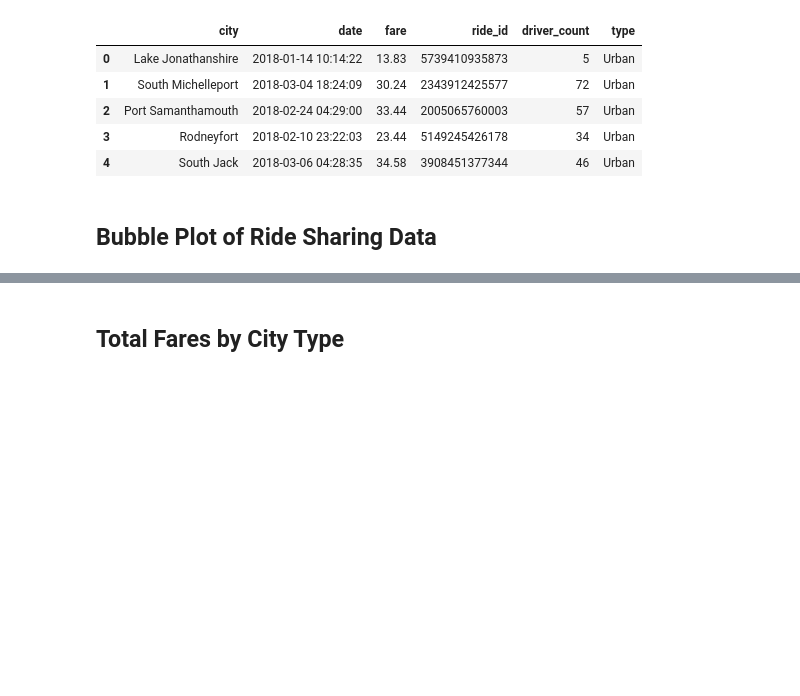
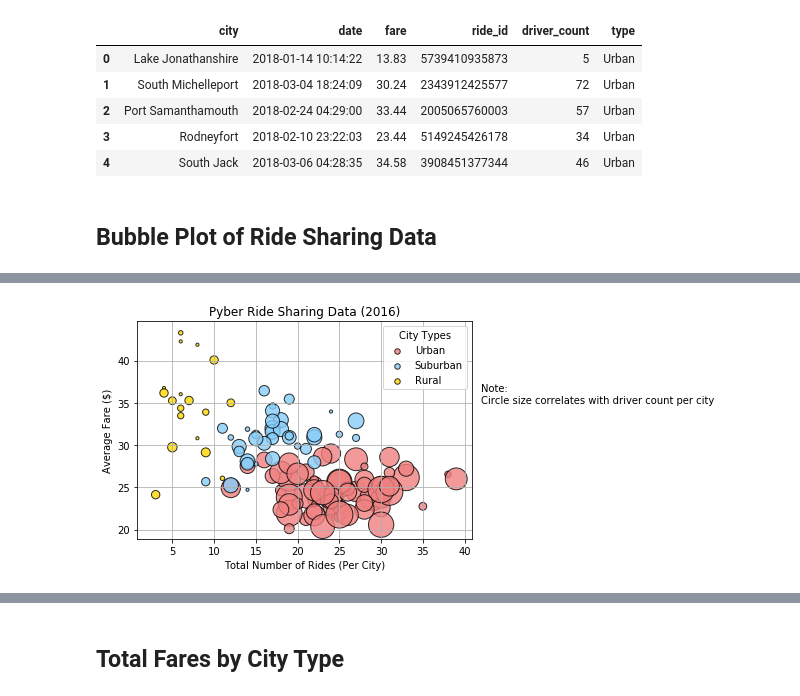
Before and after one commit to ncandaffio/MatplotlibHW, a Jupyter notebook: Pyber/pyber_starter.ipynb, the cells around one changed output, grey strips where cells are left out. Cells and saved outputs as stored; diff of their text form; code cells hidden in the pictures; blank space fills up the shorter version.

Commit message:
Scatterplot Complete

```diff
--- a/Pyber/pyber_starter.ipynb
+++ b/Pyber/pyber_starter.ipynb
@@ -12,9 +12,13 @@ ride_data_to_load = "data/ride_data.csv"
 # Read the City and Ride Data
 city_data = pd.read_csv(city_data_to_load)
 ride_data = pd.read_csv(ride_data_to_load)
-city_data.count()
+
 
 # Combine the data into a single dataset
 
+merge_data = city_data.merge(ride_data, how='outer', on='city')
+
+
 # Display the data table for preview
+merge_data.head()
 # %% [output]
@@ -46,0 +41,7 @@ dtype: int64
+# %%
+# Obtain the x and y coordinates for each of the three city types
+
+type_group = merge_data.groupby(['type', 'city']).mean()
+type_group['number_of_rides'] = merge_data.groupby(['type', 'city'])['ride_id'].count()
+
+type_group.head()
@@ -47,3 +56,45 @@ dtype: int64
+# %%
+# Build the scatter plots for each city types
+urban_x = type_group.loc['Urban']['number_of_rides'].values
+suburban_x = type_group.loc['Suburban']['number_of_rides'].values
+rural_x = type_group.loc['Rural']['number_of_rides'].values
+
+urban_y = type_group.loc['Urban']['fare'].values
+suburban_y = type_group.loc['Suburban']['fare'].values
+rural_y = type_group.loc['Rural']['fare'].values
+
+urban_s = type_group.loc['Urban']['driver_count'].values * 10
+suburban_s = type_group.loc['Suburban']['driver_count'].values * 10
+rural_s = type_group.loc['Rural']['driver_count'].values * 10
+
+plt.scatter(urban_x, urban_y, label='Urban', s=urban_s, alpha=.8, c='LightCoral', edgecolors='black', linewidths=1)
+plt.scatter(suburban_x, suburban_y, label='Suburban', s=suburban_s, alpha=.8, c='LightSkyBlue', edgecolors='black', linewidths=1)
+plt.scatter(rural_x, rural_y, label='Rural', s=rural_s, alpha=.8, c='Gold', edgecolors='black', linewidths=1)
+
+
+# Incorporate the other graph properties
+
+plt.title('Pyber Ride Sharing Data (2016)')
+plt.ylabel('Average Fare ($)')
+plt.xlabel('Total Number of Rides (Per City)')
+plt.grid()
+
+# Create a legend
+
+lgnd = plt.legend(title='City Types')
+lgnd.legendHandles[0]._sizes = [30]
+lgnd.legendHandles[1]._sizes = [30]
+lgnd.legendHandles[2]._sizes = [30]
+
+# Incorporate a text label regarding circle size
+
+plt.text(42, 35, 'Note:\nCircle size correlates with driver count per city')
+
+# Save Figure
+
+plt.savefig('Pyber_Scatter.png', bbox_inches='tight')
+# %% [output]
+[figure, added]
 # %%
 # Show plot
 plt.show()
```
Also changed, not shown: parts of 4 cells of this notebook, 1 other file.
